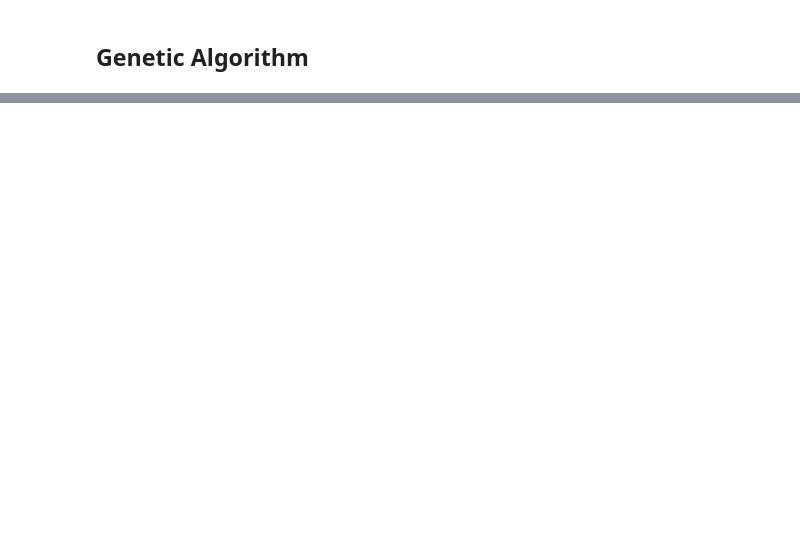
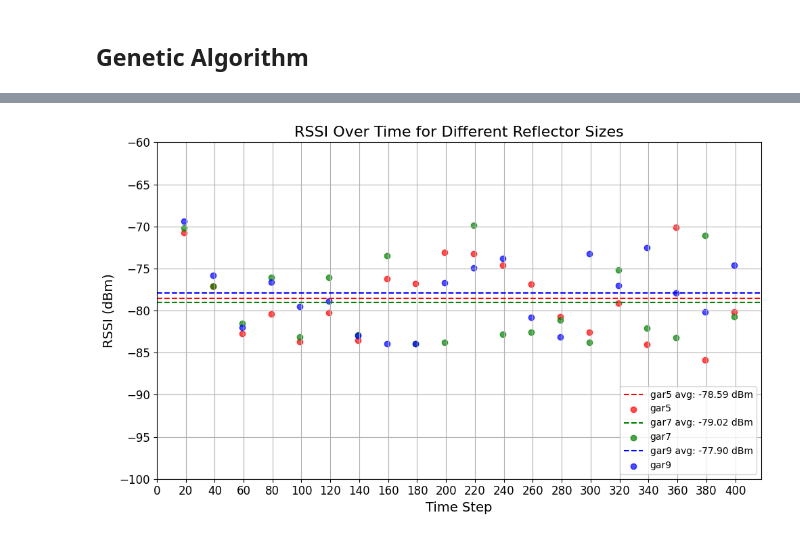
Before and after one commit to hieutrungle/saris_revised, a Jupyter notebook: rs/notebook/hallway_tracking_slow_results.ipynb, the cells around one changed output, grey strips where cells are left out. Drawn from its saved outputs; the diff is of its cells as text; code cells hidden in the pictures; blank space fills up the shorter version.

```diff
--- a/rs/notebook/hallway_slow_tracking_results.ipynb
+++ b/rs/notebook/hallway_tracking_slow_results.ipynb
@@ -258 +315,34 @@ defaultdict(list,
+# %%
+ga_main_files = {
+    "gar5": "/home/hieule/research/saris_revised/local_assets/Hallway_L/hallway_focus_ga_r5",
+    "gar7": "/home/hieule/research/saris_revised/local_assets/Hallway_L/hallway_focus_ga_r7",
+    "gar9": "/home/hieule/research/saris_revised/local_assets/Hallway_L/hallway_focus_ga_r9",
+    # "gar11": "/home/hieule/research/saris_revised/local_assets/Hallway_L/hallway_focus_ga_r11",
+}
+
+ga_results = {}
+for key, folder in ga_main_files.items():
+    ga_files = glob.glob(os.path.join(folder, 'best_focal_point*.pt'))
+    ga_files.sort(key=lambda x: int(os.path.basename(x).split('_')[-1].split('.')[0]))
+    ga_results[key] = []
+    for file in ga_files:
+        ga_result = torch.load(file, weights_only=False)
+        ga_results[key].append(np.mean(ga_result['best_rssi']))
+
+xvals = range(20, (len(ga_results['gar5']) + 1)* 20, 20)
+ga_colors = {
+    "gar5": "red",
+    "gar7": "green",
+    "gar9": "blue",
+    # "gar11": "orange",
+}
+xvals = {
+    "gar5": range(19, (len(ga_results['gar5']) + 1) * 20 - 1, 20),
+    "gar7": range(19, (len(ga_results['gar7']) + 1) * 20 - 1, 20),
+    "gar9": range(19, (len(ga_results['gar9']) + 1) * 20 - 1, 20),
+}
+fig, ax = plot_rssi(ga_results, "RSSI Over Time for Different Reflector Sizes",
+          ymin=-100, ymax=-60, colors=ga_colors, xvals=xvals)
+# %% [output]
+[figure, added]
 # %%
```
Also changed, not shown: parts of 13 cells of this notebook, 3 other files.
